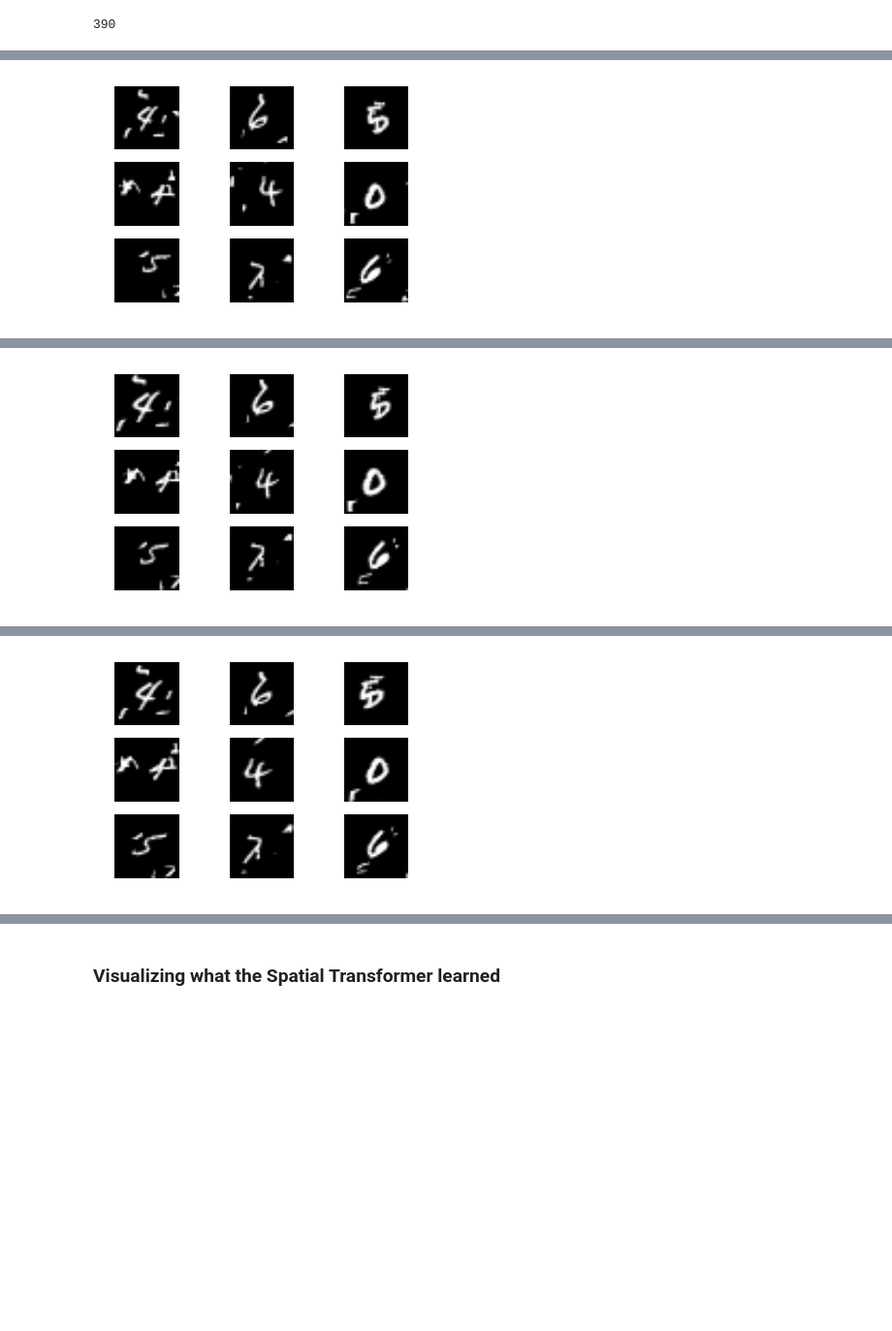
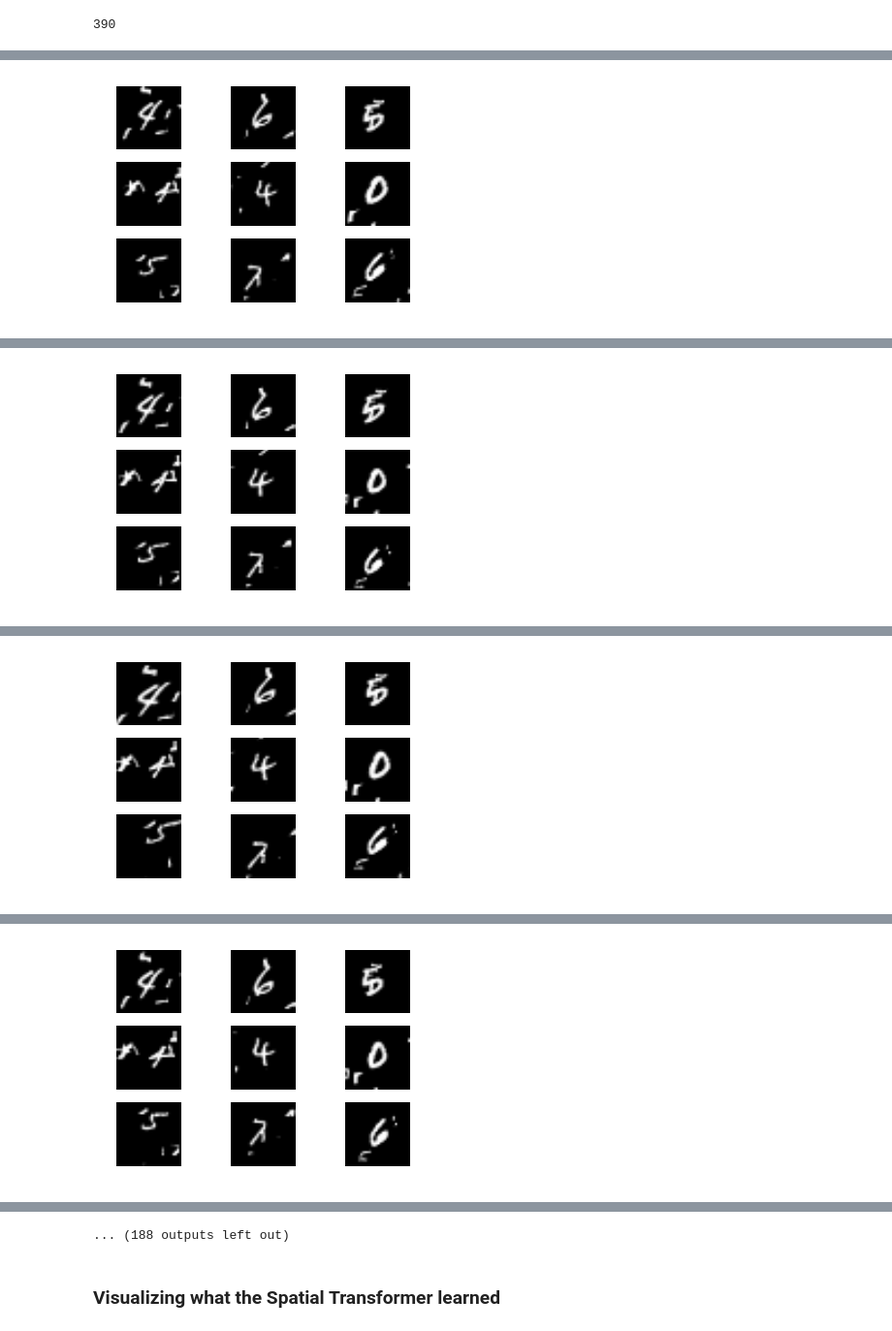
Before and after one commit to GaoGroupUCSD/STN-exp, a Jupyter notebook: mnist_cluttered_example.ipynb, the cells around one changed output, grey strips where cells are left out. Shown at 97% size. Drawn from its saved outputs; the diff is of its cells as text; code cells hidden in the pictures; blank space fills up the shorter version.

```diff
--- a/mnist_cluttered_example.ipynb
+++ b/mnist_cluttered_example.ipynb
@@ -28,7 +28,7 @@ nb_classes = 10
 nb_epoch = 12
 
 DIM = 60
-mnist_cluttered = "../datasets/mnist_cluttered_60x60_6distortions.npz"
+mnist_cluttered = "datasets/mnist_cluttered_60x60_6distortions.npz"
 # %% [output]
 Using TensorFlow backend.
 # %%
@@ -91,6 +102,7 @@ model = Sequential()
 
 model.add(SpatialTransformer(localization_net=locnet,
                              output_size=(30,30), input_shape=input_shape))
+
 
 model.add(Convolution2D(32, (3, 3), padding='same'))
 model.add(Activation('relu'))
@@ -106,7 +118,7 @@ model.add(Activation('relu'))
 model.add(Dense(nb_classes))
 model.add(Activation('softmax'))
 
-model.compile(loss='categorical_crossentropy', optimizer='adam')
+model.compile(loss='categorical_crossentropy', optimizer='adam', metrics = ['accuracy'])
 # %%
 model.summary()
 # %% [output]
@@ -137,12 +149,12 @@ print(X_train.shape[0]/batch_size)
 # %% [output]
 390
 # %%
-nb_epochs = 10 # you probably want to go longer than this
+nb_epochs = 100 # you probably want to go longer than this
 batch_size = 256
 fig = plt.figure()
 try:
     for e in range(nb_epochs):
-        print('-'*40)
+#         print('-'*40)
         #progbar = generic_utils.Progbar(X_train.shape[0])
         for b in range(150):
             #print(b)
@@ -153,9 +165,10 @@ try:
             loss = model.train_on_batch(X_batch, y_batch)
             #print(loss)
             #progbar.add(X_batch.shape[0], values=[("train loss", loss)])
-        scorev = model.evaluate(X_valid, y_valid, verbose=1)
-        scoret = model.evaluate(X_test, y_test, verbose=1)
-        print('Epoch: {0} | Valid: {1} | Test: {2}'.format(e, scorev, scoret))
+        scorev, accv = model.evaluate(X_valid, y_valid, verbose=1)
+        scoret, acct = model.evaluate(X_test, y_test, verbose=1)
+        if(e%1==0):
+            print('Epoch: {0} | Valid Score: {1}| Test Score: {2}| Valid Acc: {3} | Test Acc: {4}'.format(e, scorev, scoret, accv, acct))
 
         if e % 1 == 0:
             # The output of the intermediate spatial transformation layer
@@ -179 +191 @@ Epoch: 0 | Valid: 0.964835029793 | Test: 0.970800884056
-[figure, old version]
+[figure, new version]
@@ -184 +195 @@ Epoch: 1 | Valid: 0.607996351767 | Test: 0.618378513813
-[figure, old version]
+[figure, new version]
@@ -189 +199 @@ Epoch: 2 | Valid: 0.475398359346 | Test: 0.477148114872
-[figure, old version]
+[figure, new version]
@@ -190,0 +203 @@ Epoch: 2 | Valid: 0.475398359346 | Test: 0.477148114872
+[figure, added]
@@ -191,3 +212,4 @@ Epoch: 2 | Valid: 0.475398359346 | Test: 0.477148114872
+... (188 outputs left out)
 # %% [markdown]
 ### Visualizing what the Spatial Transformer learned
 # %%
```
Also changed, not shown: parts of 3 cells of this notebook, 5 other files.
